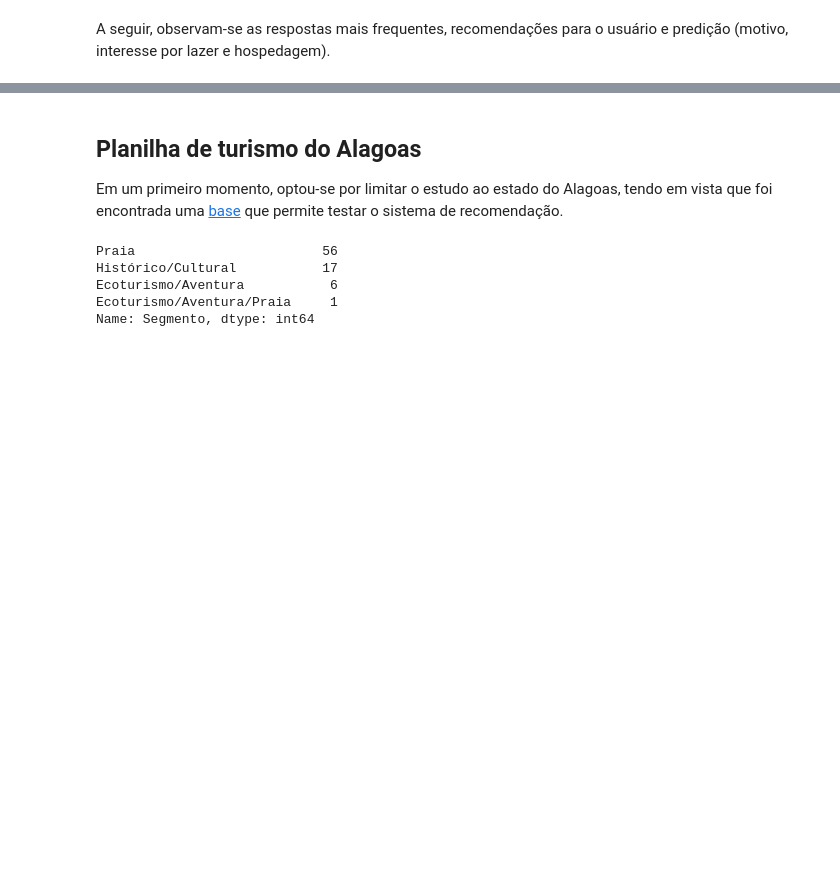
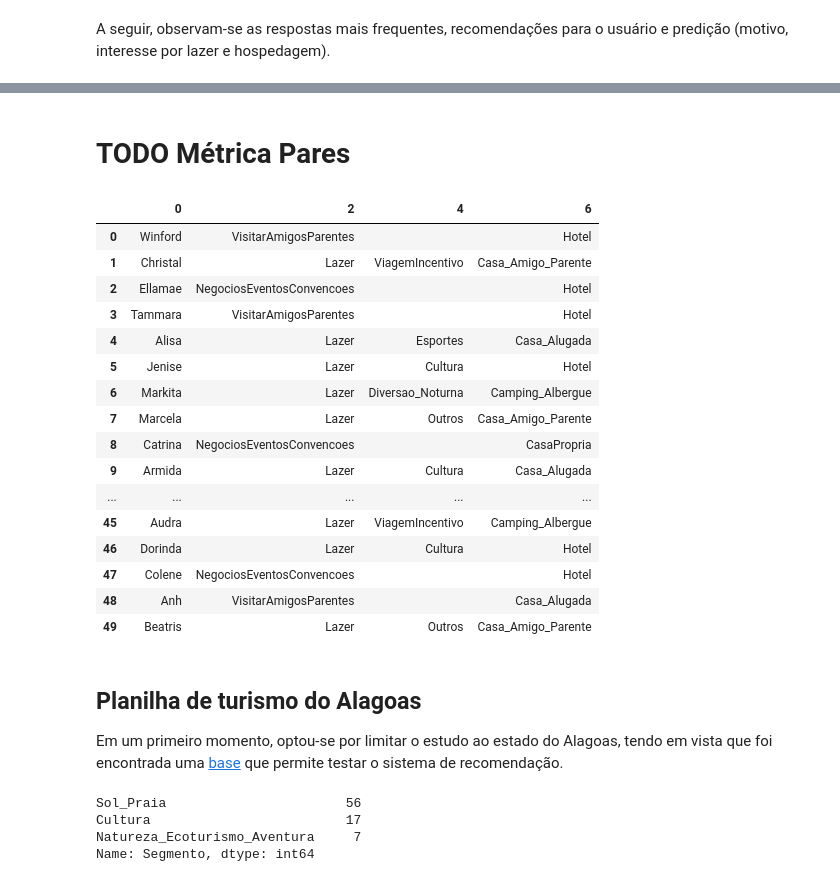
Before and after one commit to VitorPaes/hackathon_stn, a Jupyter notebook: Hackathon_std.ipynb, the cells around one changed output, grey strips where cells are left out. Drawn from its saved outputs; the diff is of its cells as text; code cells hidden in the pictures; blank space fills up the shorter version.

```diff
--- a/Hackathon_std.ipynb
+++ b/Hackathon_std.ipynb
@@ -641,3 +704,26 @@ Predição para o usuário:  []
+# %% [markdown]
+# TODO Métrica Pares
+# %%
+df = df.drop(columns=[1,3,5])
+df
+# %% [output]
+|  | 0 | 2 | 4 | 6 |
+| 0 | Winford | VisitarAmigosParentes |  | Hotel |
+| 1 | Christal | Lazer | ViagemIncentivo | Casa_Amigo_Parente |
+| 2 | Ellamae | NegociosEventosConvencoes |  | Hotel |
+| 3 | Tammara | VisitarAmigosParentes |  | Hotel |
+| 4 | Alisa | Lazer | Esportes | Casa_Alugada |
+| 5 | Jenise | Lazer | Cultura | Hotel |
+| 6 | Markita | Lazer | Diversao_Noturna | Camping_Albergue |
+| 7 | Marcela | Lazer | Outros | Casa_Amigo_Parente |
+| 8 | Catrina | NegociosEventosConvencoes |  | CasaPropria |
+| 9 | Armida | Lazer | Cultura | Casa_Alugada |
+| ... | ... | ... | ... | ... |
+| 45 | Audra | Lazer | ViagemIncentivo | Camping_Albergue |
+| 46 | Dorinda | Lazer | Cultura | Hotel |
+| 47 | Colene | NegociosEventosConvencoes |  | Hotel |
+| 48 | Anh | VisitarAmigosParentes |  | Casa_Alugada |
+| 49 | Beatris | Lazer | Outros | Casa_Amigo_Parente |
 # %% [markdown]
 ## Planilha de turismo do Alagoas
 
@@ -650,8 +736,23 @@ for col in ['Nome', 'Município', "Segmento"]:
   df[col] = df[col].str.strip()
 
 col = "Segmento"
-df[col] = df[col].str.replace("Sol e Praia","Praia")
+df[col] = df[col].str.replace("Sol e Praia", "Sol_Praia")
+df[col] = df[col].str.replace("Histórico/Cultural", "Cultura")
+df[col] = df[col].str.replace("Ecoturismo/Aventura/Sol_Praia",
+                              "Natureza_Ecoturismo_Aventura")
+df[col] = df[col].str.replace("Ecoturismo/Aventura",
+                              "Natureza_Ecoturismo_Aventura")
 
+
+motivo_lista = ["Lazer", "NegociosEventosConvencoes", "VisitarAmigosParentes",
+                 "EstudoCursos", "Saude", "Religiao", "Compras", "Outros"]
+
+lazer_lista = ["Sol_Praia", "Natureza_Ecoturismo_Aventura", "Cultura",
+               "Esportes", "Diversao_Noturna", "ViagemIncentivo", "Outros"]
+
+
+hospedagem_lista = ["Hotel", "Casa_Amigo_Parente", "Casa_Alugada",
+                    "Camping_Albergue", "CasaPropria", "Outros"]
 
 col = "Município"
 df[col] = df[col].str.replace("-AL","")
@@ -683,8 +784,7 @@ df[col] = df[col].str.replace("^-3","-3.").astype('float')
 col = "Segmento"
 df[col].value_counts()
 # %% [output]
-Praia                        56
-Histórico/Cultural           17
-Ecoturismo/Aventura           6
-Ecoturismo/Aventura/Praia     1
+Sol_Praia                       56
+Cultura                         17
+Natureza_Ecoturismo_Aventura     7
 Name: Segmento, dtype: int64
```
Also changed, not shown: parts of 24 cells of this notebook.
